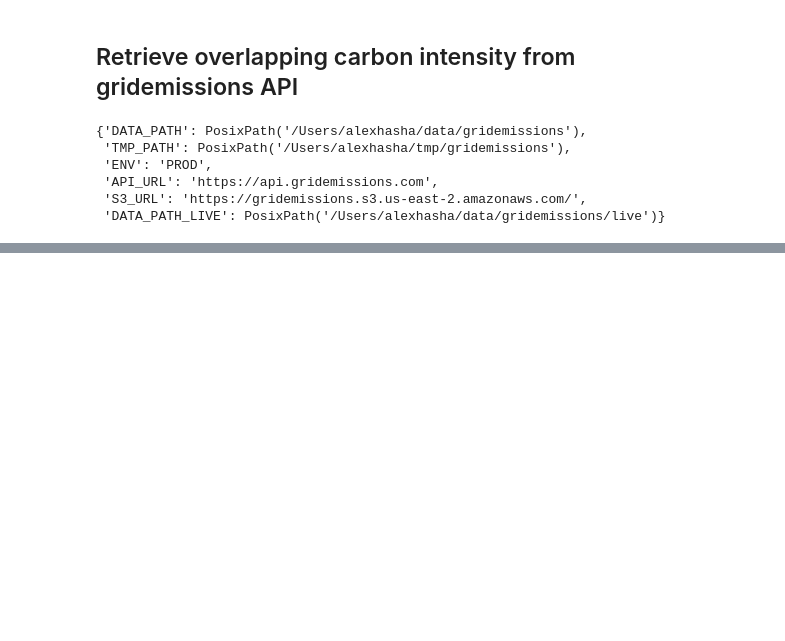
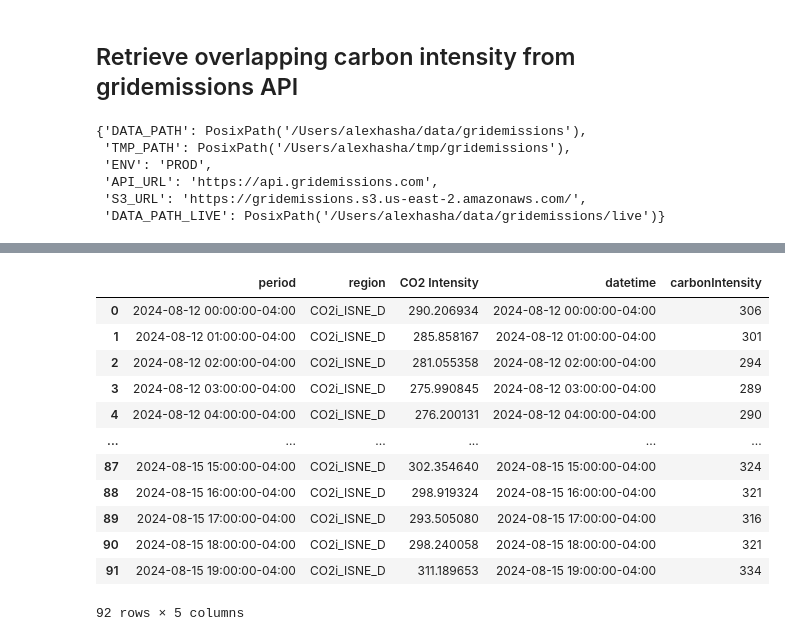
Before and after one commit to ahasha/power-supply-dashboard-analysis, a Jupyter notebook: notebooks/analyze_history.ipynb, the cells around one changed output, grey strips where cells are left out. Cells and saved outputs as stored; diff of their text form; code cells hidden in the pictures; blank space fills up the shorter version.

```diff
--- a/notebooks/analyze_history.ipynb
+++ b/notebooks/analyze_history.ipynb
@@ -176,0 +247,3 @@ AssertionError:
+# %%
+latest_co2i = pd.read_csv("../data/processed/ge_make_dataset/data_co2i.csv", index_col=0, parse_dates=True)
+latest_co2i.index.min(), latest_df.index.max()
@@ -176,0 +304,17 @@ AssertionError:
+# %%
+validation_overlap = pd.merge(co2i_latest_isne, emaps_intensity, left_on="period", right_on="datetime", how="inner")
+validation_overlap
+# %% [output]
+|  | period | region | CO2 Intensity | datetime | carbonIntensity |
+| 0 | 2024-08-12 00:00:00-04:00 | CO2i_ISNE_D | 290.206934 | 2024-08-12 00:00:00-04:00 | 306 |
+| 1 | 2024-08-12 01:00:00-04:00 | CO2i_ISNE_D | 285.858167 | 2024-08-12 01:00:00-04:00 | 301 |
+| 2 | 2024-08-12 02:00:00-04:00 | CO2i_ISNE_D | 281.055358 | 2024-08-12 02:00:00-04:00 | 294 |
+| 3 | 2024-08-12 03:00:00-04:00 | CO2i_ISNE_D | 275.990845 | 2024-08-12 03:00:00-04:00 | 289 |
+| 4 | 2024-08-12 04:00:00-04:00 | CO2i_ISNE_D | 276.200131 | 2024-08-12 04:00:00-04:00 | 290 |
+| ... | ... | ... | ... | ... | ... |
+| 87 | 2024-08-15 15:00:00-04:00 | CO2i_ISNE_D | 302.354640 | 2024-08-15 15:00:00-04:00 | 324 |
+| 88 | 2024-08-15 16:00:00-04:00 | CO2i_ISNE_D | 298.919324 | 2024-08-15 16:00:00-04:00 | 321 |
+| 89 | 2024-08-15 17:00:00-04:00 | CO2i_ISNE_D | 293.505080 | 2024-08-15 17:00:00-04:00 | 316 |
+| 90 | 2024-08-15 18:00:00-04:00 | CO2i_ISNE_D | 298.240058 | 2024-08-15 18:00:00-04:00 | 321 |
+| 91 | 2024-08-15 19:00:00-04:00 | CO2i_ISNE_D | 311.189653 | 2024-08-15 19:00:00-04:00 | 334 |
+92 rows × 5 columns
```
Also changed, not shown: parts of 28 cells of this notebook, 10 other files.
